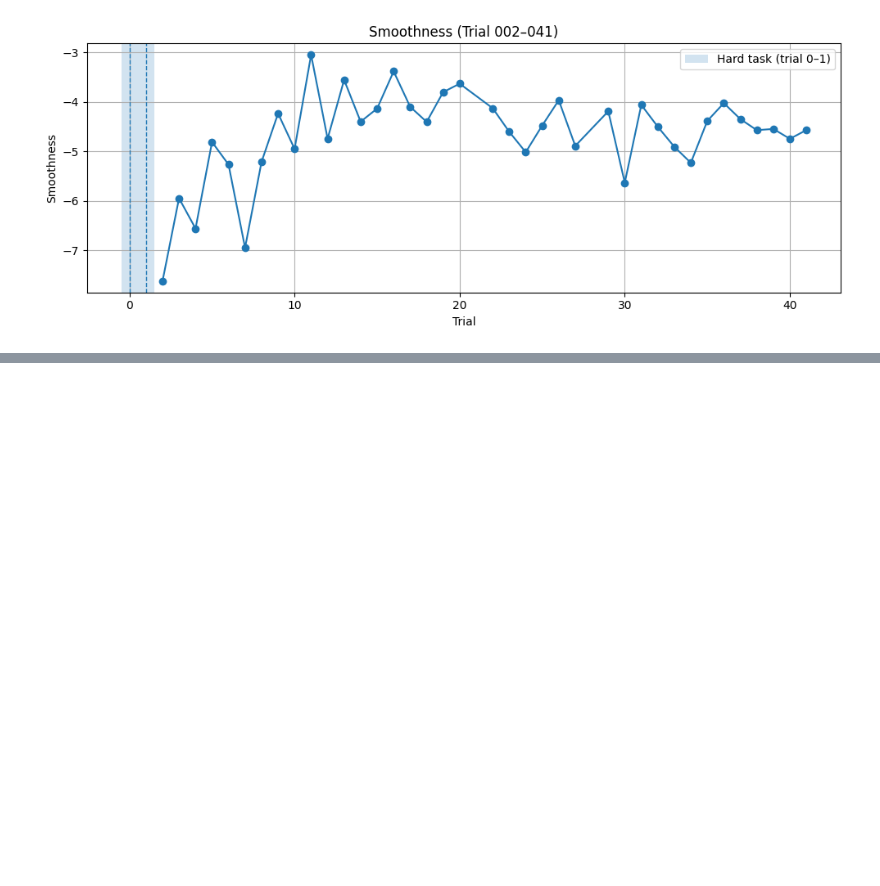
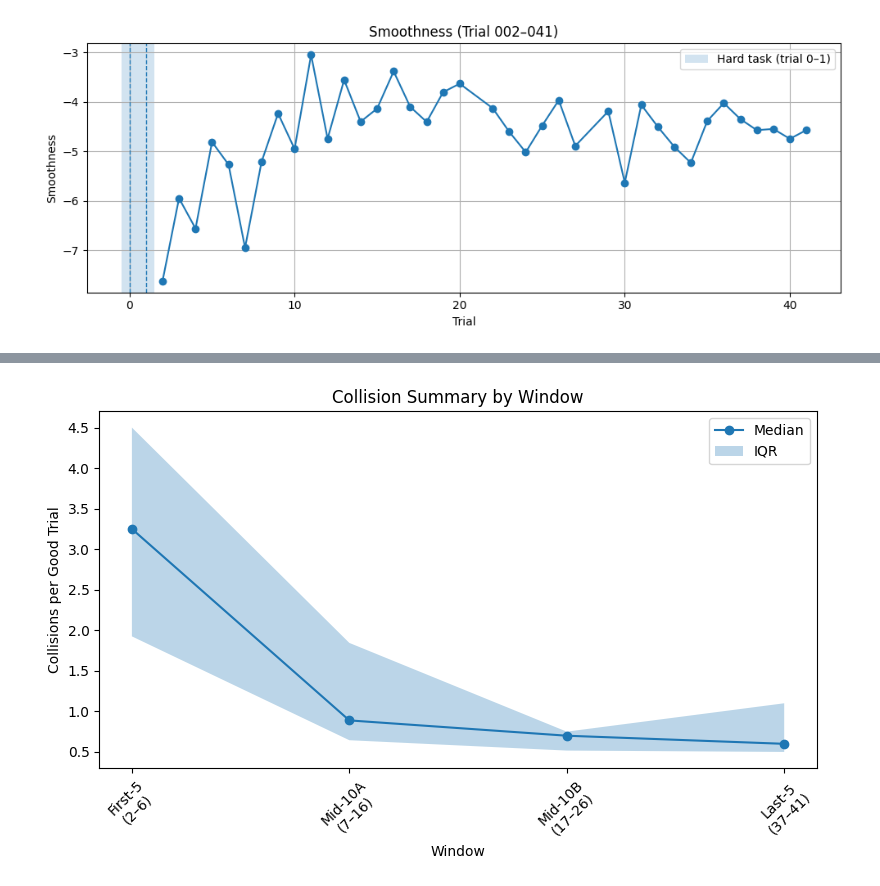
Before and after one commit to KylerHong/Morpheus_Haptic_Sleeve, a Jupyter notebook: Segmentation.ipynb, the cells around one changed output, grey strips where cells are left out. Cells and saved outputs as stored; diff of their text form; code cells hidden in the pictures; blank space fills up the shorter version.

Commit message:
Jan13th_NonhapticGroup

```diff
--- a/Segmentation.ipynb
+++ b/Segmentation.ipynb
@@ -986,0 +1077,84 @@ plt.show()
+# %%
+
+# ====== EDIT THIS ======
+IN_PATH = r"D:\Box Sync\Box Sync\00_BEAR_Lab\Projects\Kyler(Kihun) Hong\1st_Haptic Sleeve\PilotExperiment\MotorLearning\Non-haptic group\collisions_all_session1.csv"
+GOOD_LABEL = "good"
+USE_IQR = True   # True = IQR (Q1-Q3), False = min-max
+
+
+# =======================
+
+WINDOWS = [
+    ("First-5\n(2–6)",    2,  6,  5),
+    ("Mid-10A\n(7–16)",   7, 16, 10),
+    ("Mid-10B\n(17–26)", 17, 26, 10),
+    ("Last-5\n(37–41)",  37, 41,  5),
+]
+
+def q1(x): return x.quantile(0.25)
+def q3(x): return x.quantile(0.75)
+
+df = pd.read_csv(IN_PATH)
+
+needed = {"pid","session","trial","comment_label","comment_value"}
+
+df = df.copy()
+df["trial"] = pd.to_numeric(df["trial"], errors="coerce")
+df["comment_value"] = pd.to_numeric(df["comment_value"], errors="coerce")
+df["comment_label"] = df["comment_label"].astype(str).str.lower().str.strip()
+
+df = df[(df["session"] == 1) & (df["trial"].between(2, 41))].dropna(subset=["pid","trial"]) # session 1, trials 2~41
+
+# attempted trials for success-rate
+attempted = df[["pid","trial","comment_label"]].drop_duplicates()
+
+# good-only for collisions
+good = df[df["comment_label"] == GOOD_LABEL].dropna(subset=["comment_value"]).copy() # Extract only good trials
+per_trial_coll = (good.groupby(["pid","trial"], as_index=False)
+                    .agg(n_collisions=("comment_value","sum")))
+rows = []
+for wname, a, b, planned in WINDOWS:
+    col = per_trial_coll[per_trial_coll["trial"].between(a, b)]
+    per_pid_collision = (col.groupby("pid", as_index=False)
+                         .agg(coll_per_good_trial=("n_collisions","mean")))
+    per_pid_collision["window"] = wname
+    per_pid_collision["planned_trials"] = planned
+    rows.append(per_pid_collision)
+
+win_pid = pd.concat(rows, ignore_index=True)
+order = [w[0] for w in WINDOWS]
+win_pid["window"] = pd.Categorical(win_pid["window"], categories=order, ordered=True)
+win_pid = win_pid.sort_values(["window","pid"])
+print(win_pid)
+
+def summarize(series):
+    series = series.dropna()
+    if series.empty:
+        return pd.Series({"median": np.nan, "low": np.nan, "high": np.nan})
+    if USE_IQR:
+        return pd.Series({"median": series.median(),
+                          "low": series.quantile(0.25),
+                          "high": series.quantile(0.75)})
+    else:
+        return pd.Series({"median": series.median(),
+                          "low": series.min(),
+                          "high": series.max()})
+
+coll_sum = win_pid.groupby("window")["coll_per_good_trial"].apply(summarize).reset_index()
+if "level_1" in coll_sum.columns:
+    coll_sum = coll_sum.pivot(index="window", columns="level_1", values="coll_per_good_trial").reset_index()
+coll_sum["window"] = pd.Categorical(coll_sum["window"], categories=order, ordered=True)
+coll_sum = coll_sum.sort_values("window")
+print(coll_sum)
+
+plt.figure(figsize=(8,5))
+plt.plot(coll_sum["window"], coll_sum["median"], marker="o", label="Median")
+plt.fill_between(coll_sum["window"], coll_sum["low"], coll_sum["high"], alpha=0.3, label="IQR")
+plt.xlabel("Window")
+plt.ylabel("Collisions per Good Trial")
+plt.title("Collision Summary by Window")
+plt.legend()
+plt.xticks(rotation=45)
+plt.tight_layout()
+plt.show()
+# %% [output]
@@ -986,0 +1179 @@ plt.show()
+[figure, added]
```
Also changed, not shown: parts of 12 cells of this notebook.
